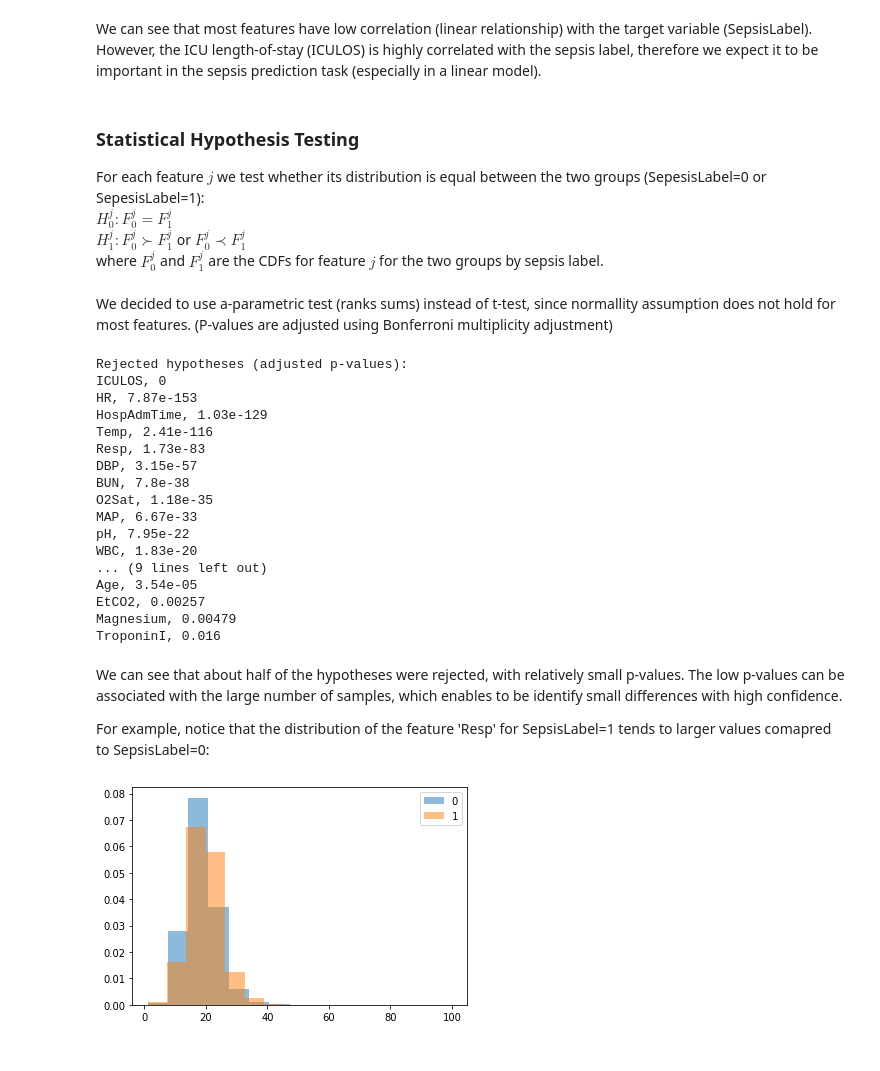
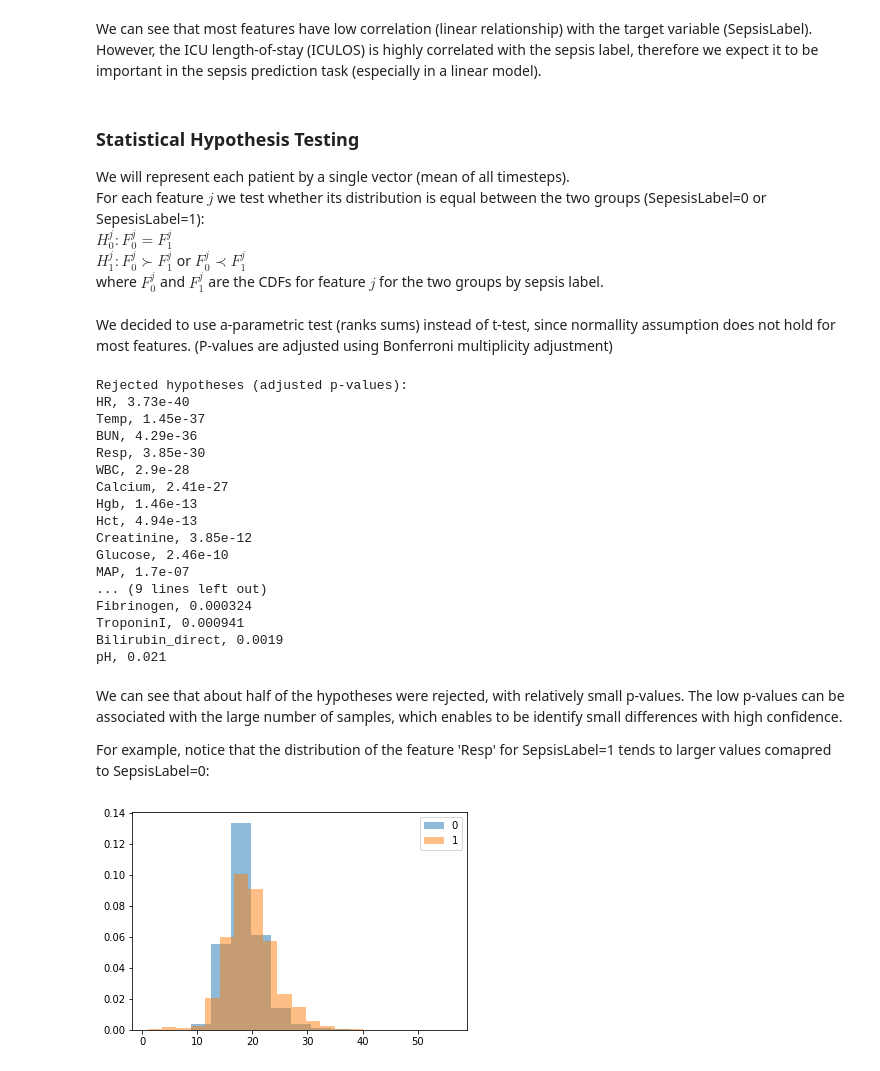
Before and after one commit to omer6nahum/SepsisPrediction, a Jupyter notebook: EDA.ipynb, the cells around one changed output. Drawn from its saved outputs; the diff is of its cells as text; code cells hidden in the pictures.

```diff
--- a/EDA.ipynb
+++ b/EDA.ipynb
@@ -261,6 +261,7 @@ plt.show()
 We can see that most features have low correlation (linear relationship) with the target variable (SepsisLabel).<br>However, the ICU length-of-stay (ICULOS) is highly correlated with the sepsis label, therefore we expect it to be important in the sepsis prediction task (especially in a linear model).
 # %% [markdown]
 ### Statistical Hypothesis Testing
+We will represent each patient by a single vector (mean of all timesteps).<br>
 For each feature $j$ we test whether its distribution is equal between the two groups (SepesisLabel=0 or SepesisLabel=1):
 <br>
 $H_0^j: F_0^j = F_1^j$
@@ -273,7 +272,13 @@ from scipy.stats import ranksums, ttest_ind
+# %%
+data_mean = pd.DataFrame([x.mean().values[:-1] for x in data], columns=data[0].columns[:-1])
+data_mean['label'] = labels
 # %%
+from scipy.stats import ranksums, ttest_ind
 p_vals = []
 for col in columns[:-1]:
-    _, p_val = ranksums(concat_data[0][col].astype(float).values, concat_data[1][col].astype(float).values, nan_policy='omit')
+    _, p_val = ranksums(data_mean[data_mean['label'] == 0][col].astype(float).values,
+                        data_mean[data_mean['label'] == 1][col].astype(float).values,
+                        nan_policy='omit')
     if p_val < (0.05 / len(columns)):
         adj_pval = p_val * len(columns)
         p_vals.append((col, adj_pval))
@@ -283,33 +288,34 @@ for col, adj_pval in sorted(p_vals, key=lambda x: x[1]):
     print(f'{col}, {adj_pval:.3g}')
 # %% [output]
 Rejected hypotheses (adjusted p-values):
-ICULOS, 0
-HR, 7.87e-153
-HospAdmTime, 1.03e-129
-Temp, 2.41e-116
-Resp, 1.73e-83
-DBP, 3.15e-57
-BUN, 7.8e-38
-O2Sat, 1.18e-35
-MAP, 6.67e-33
-pH, 7.95e-22
-WBC, 1.83e-20
+HR, 3.73e-40
+Temp, 1.45e-37
+BUN, 4.29e-36
+Resp, 3.85e-30
+WBC, 2.9e-28
+Calcium, 2.41e-27
+Hgb, 1.46e-13
+Hct, 4.94e-13
+Creatinine, 3.85e-12
+Glucose, 2.46e-10
+MAP, 1.7e-07
 ... (9 lines left out)
-Age, 3.54e-05
-EtCO2, 0.00257
-Magnesium, 0.00479
-TroponinI, 0.016
+Fibrinogen, 0.000324
+TroponinI, 0.000941
+Bilirubin_direct, 0.0019
+pH, 0.021
 # %% [markdown]
 We can see that about half of the hypotheses were rejected, with relatively small p-values. The low p-values can be associated with the large number of samples, which enables to be identify small differences with high confidence.
 
 For example, notice that the distribution of the feature 'Resp' for SepsisLabel=1 tends to larger values comapred to SepsisLabel=0:
 # %%
 col = 'Resp'
-col_data = {'0': concat_data[0][col].astype(float).values, '1': concat_data[1][col].astype(float).values}
+col_data = {'0': data_mean[data_mean['label'] == 0][col].astype(float).values,
+            '1': data_mean[data_mean['label'] == 1][col].astype(float).values}
 
 plt.hist(col_data['0'], alpha=0.5, label='0', density=True, bins=15)
 plt.hist(col_data['1'], alpha=0.5, label='1', density=True, bins=15)
 plt.legend()
 plt.show()
 # %% [output]
-[figure, old version]
+[figure, new version]
```
Also changed, not shown: parts of 1 cell of this notebook, 1 other file.
